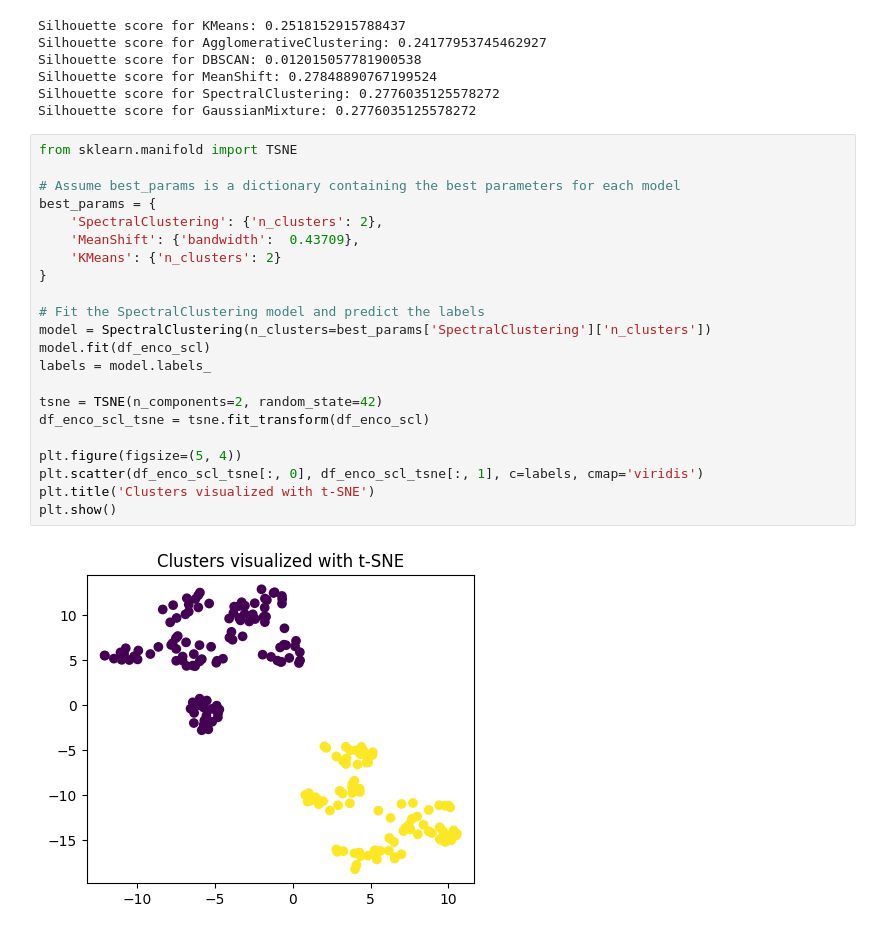
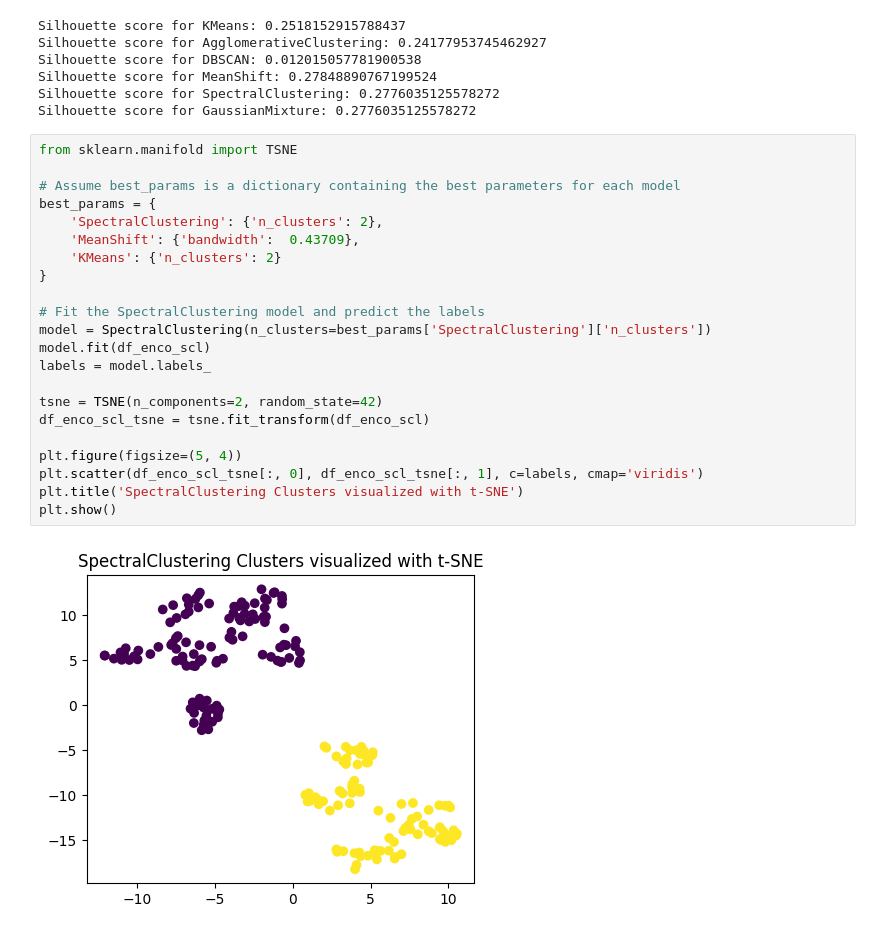
Before and after one commit to essiesalari/Mall-Customers-ML, a Jupyter notebook: Mall Customers ML Project.ipynb, the cells around one changed output. Saved outputs shown, nothing was run; the diff lists cells and outputs as text.

```diff
--- a/Mall Customers ML Project.ipynb
+++ b/Mall Customers ML Project.ipynb
@@ -241,27 +241,27 @@ Silhouette score for GaussianMixture: 0.2776035125578272
 # %%
 from sklearn.manifold import TSNE
 
 # Assume best_params is a dictionary containing the best parameters for each model
 best_params = {
     'SpectralClustering': {'n_clusters': 2},
     'MeanShift': {'bandwidth':  0.43709},
     'KMeans': {'n_clusters': 2}
 }
 
 # Fit the SpectralClustering model and predict the labels
 model = SpectralClustering(n_clusters=best_params['SpectralClustering']['n_clusters'])
 model.fit(df_enco_scl)
 labels = model.labels_
 
 tsne = TSNE(n_components=2, random_state=42)
 df_enco_scl_tsne = tsne.fit_transform(df_enco_scl)
 
 plt.figure(figsize=(5, 4))
 plt.scatter(df_enco_scl_tsne[:, 0], df_enco_scl_tsne[:, 1], c=labels, cmap='viridis')
-plt.title('Clusters visualized with t-SNE')
+plt.title('SpectralClustering Clusters visualized with t-SNE')
 plt.show()
 # %% [output]
-[figure, old version]
+[figure, new version]
 # %%
 # Fit the MeanShift model and predict the labels
 model = MeanShift(bandwidth=best_params['MeanShift']['bandwidth'])
```
Also changed, not shown: parts of 2 cells of this notebook.
